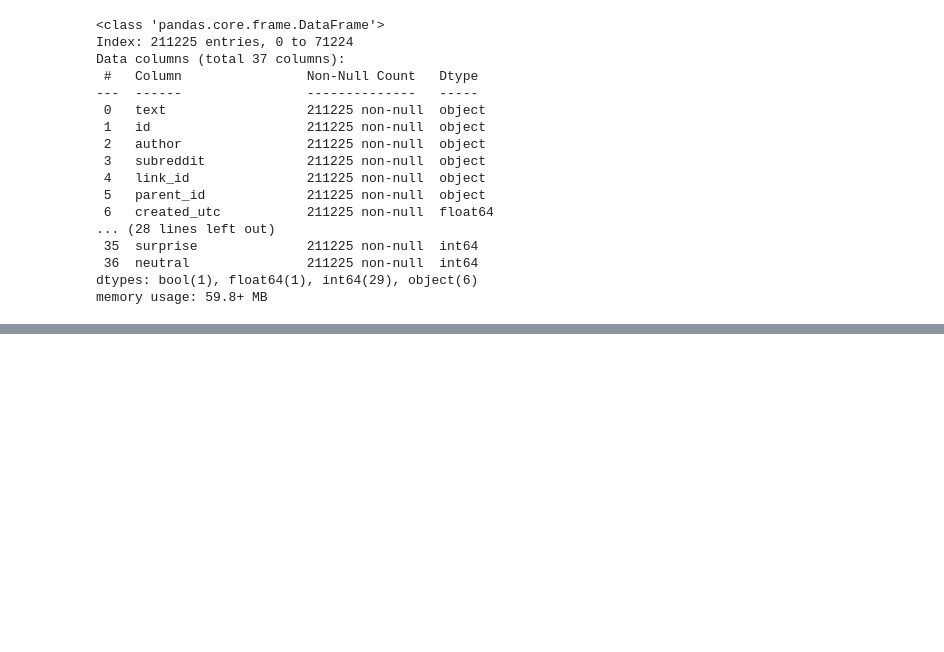
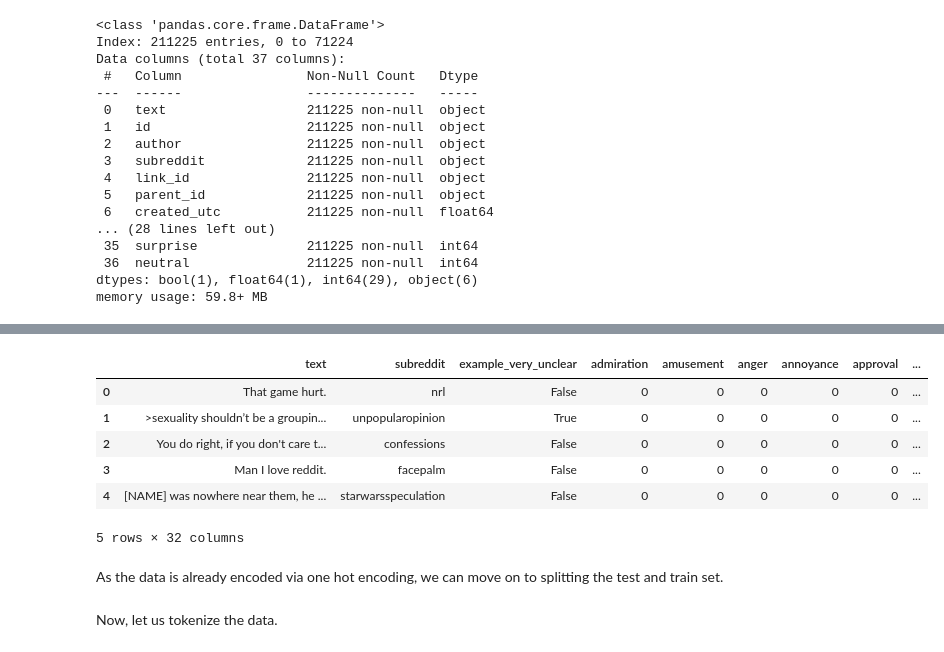
Before and after one commit to akhilnair00/Final-Project, a Jupyter notebook: MSDS453FinalProjectAkhilNair.ipynb, the cells around one changed output, grey strips where cells are left out. Cells and saved outputs as stored; diff of their text form; code cells hidden in the pictures; blank space fills up the shorter version.

```diff
--- a/MSDS453FinalProjectAkhilNair.ipynb
+++ b/MSDS453FinalProjectAkhilNair.ipynb
@@ -56,0 +76,14 @@ Let's now drop all the useless columns, like the author, time created, and rater
+# %%
+full_data.drop(['id', 'author', 'link_id', 'parent_id', 'created_utc', 'rater_id'], axis=1, inplace=True)
+# %%
+full_data.head(5)
+# %% [output]
+|  | text | subreddit | example_very_unclear | admiration | amusement | anger | annoyance | approval | ... |
+| 0 | That game hurt. | nrl | False | 0 | 0 | 0 | 0 | 0 | ... |
+| 1 | >sexuality shouldn’t be a groupin... | unpopularopinion | True | 0 | 0 | 0 | 0 | 0 | ... |
+| 2 | You do right, if you don't care t... | confessions | False | 0 | 0 | 0 | 0 | 0 | ... |
+| 3 | Man I love reddit. | facepalm | False | 0 | 0 | 0 | 0 | 0 | ... |
+| 4 | [NAME] was nowhere near them, he ... | starwarsspeculation | False | 0 | 0 | 0 | 0 | 0 | ... |
+5 rows × 32 columns
+# %% [markdown]
+As the data is already encoded via one hot encoding, we can move on to splitting the test and train set.
@@ -56,0 +99,2 @@ Let's now drop all the useless columns, like the author, time created, and rater
+# %% [markdown]
+Now, let us tokenize the data.
```
Also changed, not shown: parts of 34 cells of this notebook.
